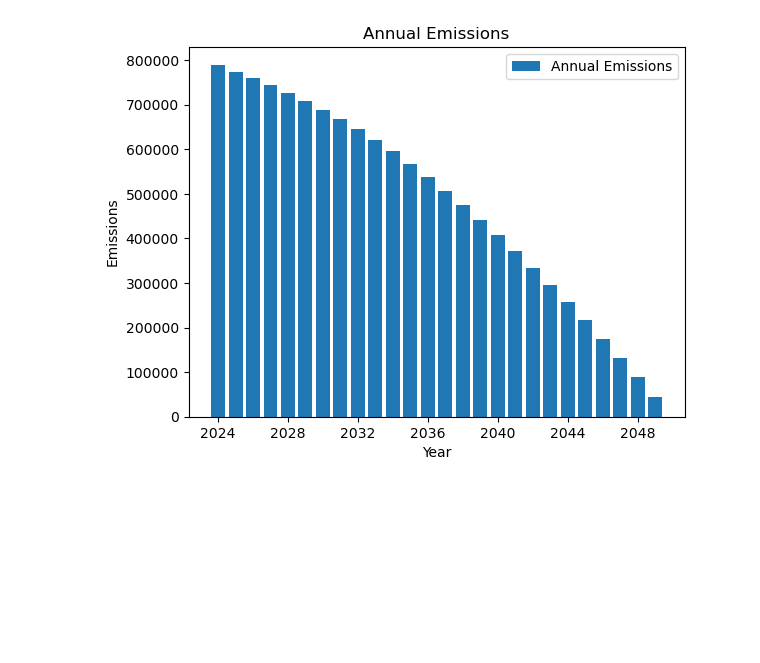
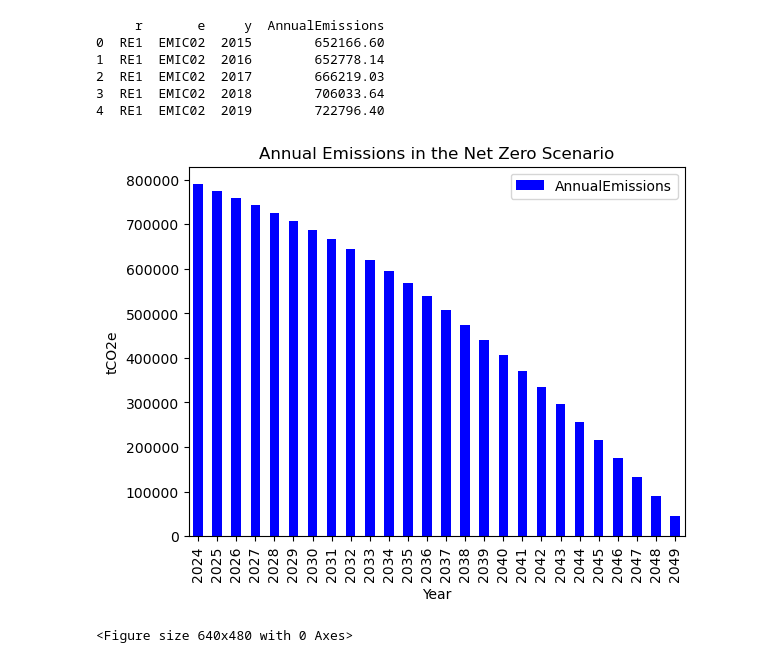
Before and after one commit to williamrodz/ThaiOSeMOSYS, a Jupyter notebook: CustomThailandScenarios/NZ. Net Zero/run2/csv_53608/csv/Plot_Results.ipynb, the cells around one changed output. Cells and saved outputs as stored; diff of their text form; code cells hidden in the pictures; blank space fills up the shorter version.

```diff
--- a/CustomThailandScenarios/NZ. Net Zero/run2/csv_53608/csv/Plot_Results.ipynb
+++ b/CustomThailandScenarios/NZ. Net Zero/run2/csv_53608/csv/Plot_Results.ipynb
@@ -5,38 +5,33 @@ import csv
 import pandas as pd
 # %%
 Scenario = input("Enter the scenario you want to plot: ")
-# %%
-#Plot AnnualEmissions
-#Open the CSV file
-with open('AnnualEmissions.csv') as csvfile:
-    readCSV = csv.reader(csvfile, delimiter=',')
-
-    #Create empty lists to store the data
-    years = []
-    emissions = []
-
-    # Find the column number of the "y" column
-    header = next(readCSV)
-    column_year = header.index("y")
-    column_emission = header.index("AnnualEmissions")
-
-    # Read the data from the CSV file
-    for row in readCSV:
-        year = row[column_year]
-        emission = float(row[column_emission])
-        years.append(year)
-        emissions.append(emission)
-
-#Plot the data with barchart
-plt.bar(years[9:], emissions[9:], label='Annual Emissions')
-plt.xlabel('Year')
-plt.ylabel('Emissions')
-plt.title('Annual Emissions in the ' + Scenario + ' Scenario')
-plt.legend()
-plt.xticks(years[9::4])
-plt.show()
-# %% [output]
-[figure, removed]
+# %%
+#Plot Annual Emissions
+
+df=pd.read_csv('AnnualEmissions.csv')
+print(df.head())
+
+years=[]
+for i in range(2024,2051):
+    years.append(i)
+df = df[df['y'].isin(years)]
+df.plot(kind='bar',x='y',y='AnnualEmissions',color='blue')
+plt.xlabel('Year')
+plt.ylabel('tCO2e')
+plt.title('Annual Emissions in the ' + Scenario + ' Scenario')
+fig1 = plt.gcf()
+plt.show()
+plt.draw()
+fig1.savefig('Annual Emissions in the ' + Scenario + ' Scenario.png')
+# %% [output]
+     r       e     y  AnnualEmissions
+0  RE1  EMIC02  2015        652166.60
+1  RE1  EMIC02  2016        652778.14
+2  RE1  EMIC02  2017        666219.03
+3  RE1  EMIC02  2018        706033.64
+4  RE1  EMIC02  2019        722796.40
+[figure, added]
+<Figure size 640x480 with 0 Axes>
 # %%
 #Plot Production by Technology
 
```
Also changed, not shown: parts of 3 cells of this notebook, 16 other files.
